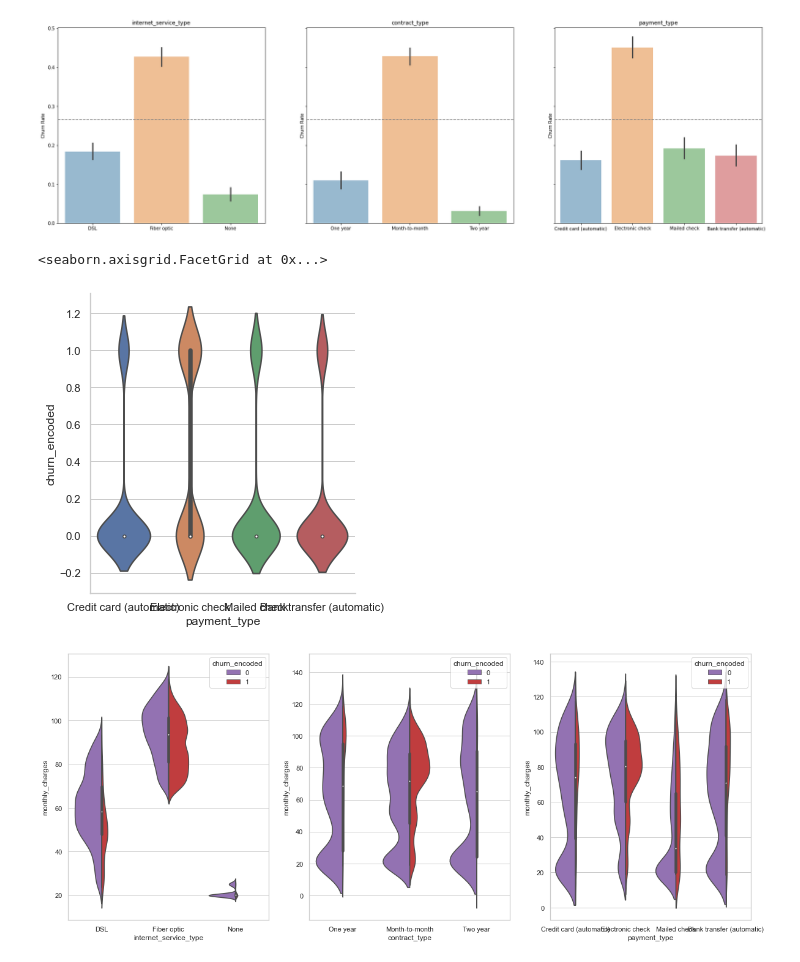
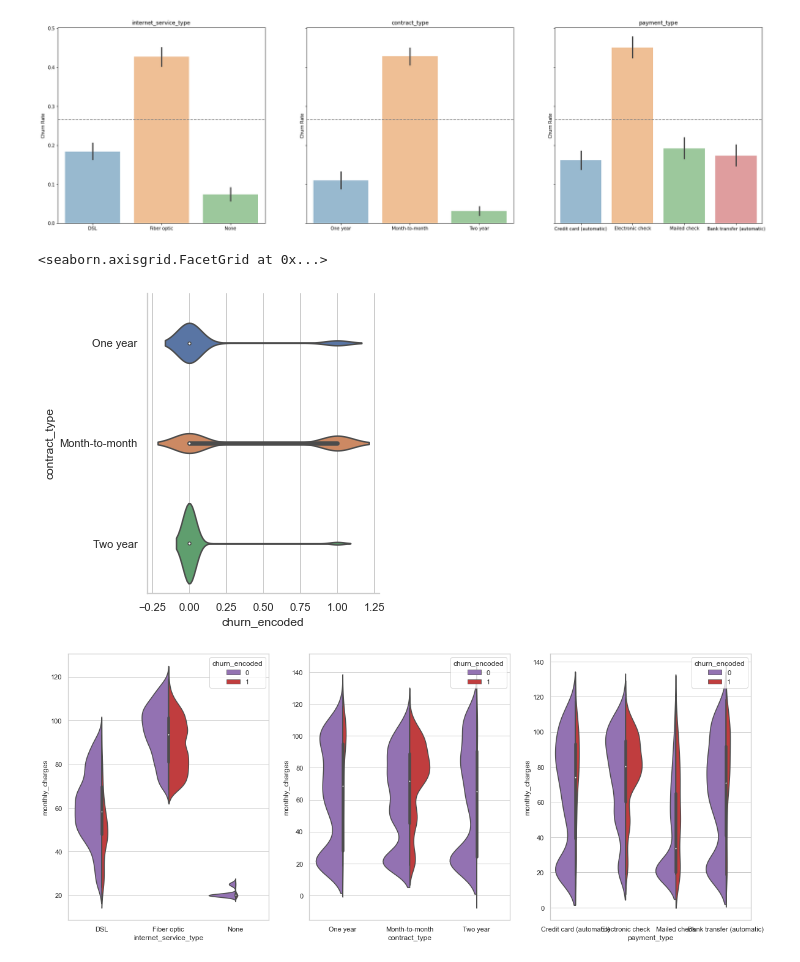
Before and after one commit to tim-keriazes/telco_project, a Jupyter notebook: telco_churn_notebook.ipynb, the cells around one changed output. Saved outputs shown, nothing was run; the diff lists cells and outputs as text; code cells hidden in the pictures.

```diff
--- a/telco_churn_notebook.ipynb
+++ b/telco_churn_notebook.ipynb
@@ -286,10 +286,10 @@ IndexError: index 3 is out of bounds for axis 0 with size 3
 # %%
 # Catplot with kind="count"
 sns.set_theme(style="whitegrid")
-sns.catplot(x="payment_type", y="churn_encoded", data=train, kind="violin")
+sns.catplot(x="churn_encoded", y="contract_type", data=train, kind="violin")
 # %% [output]
 <seaborn.axisgrid.FacetGrid at 0x...>
-[figure, old version]
+[figure, new version]
 # %%
 #shows that there is a higher cost of service for fiber optic, high churn, my guess is those are month to month paid with echeck
 features = ['internet_service_type', 'contract_type', 'payment_type']
```
Also changed, not shown: parts of 26 cells of this notebook.
